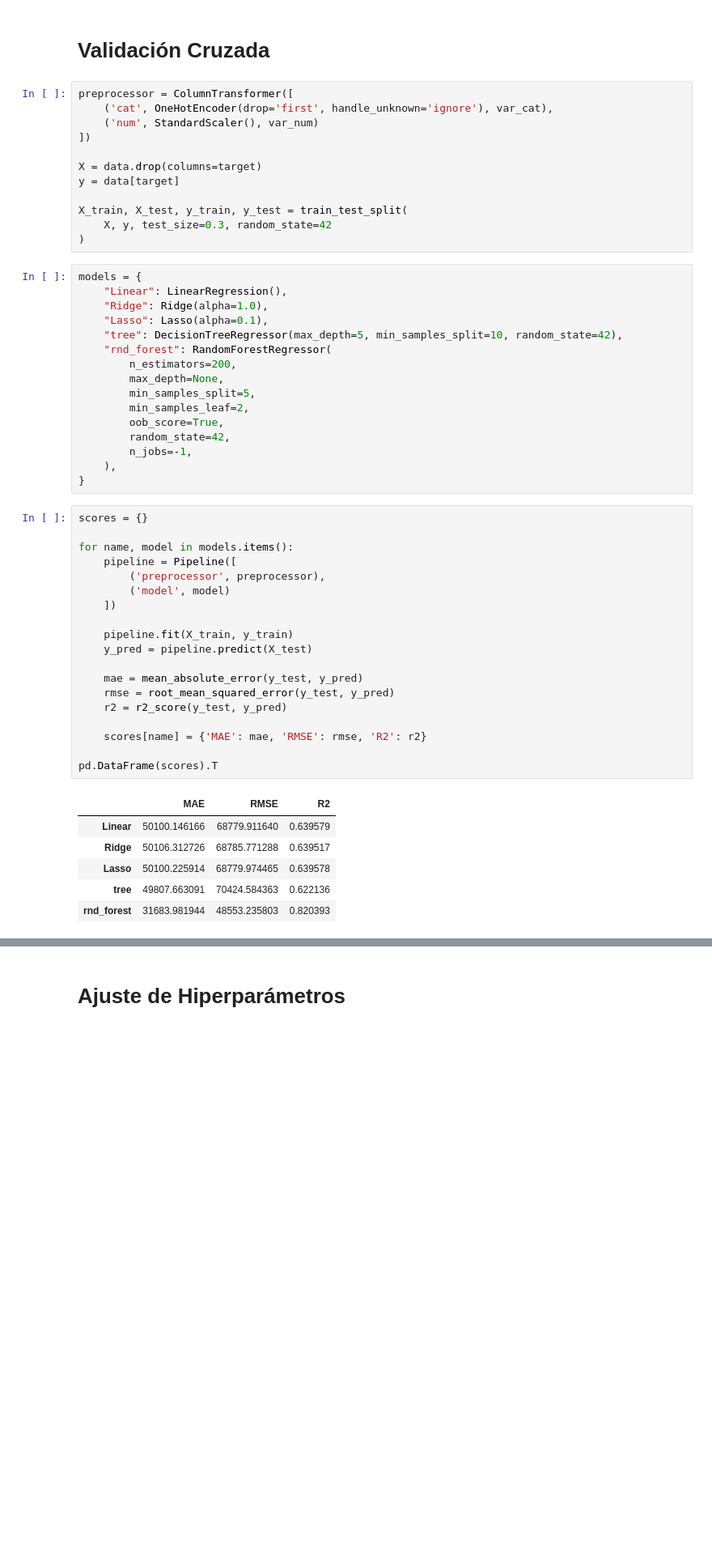
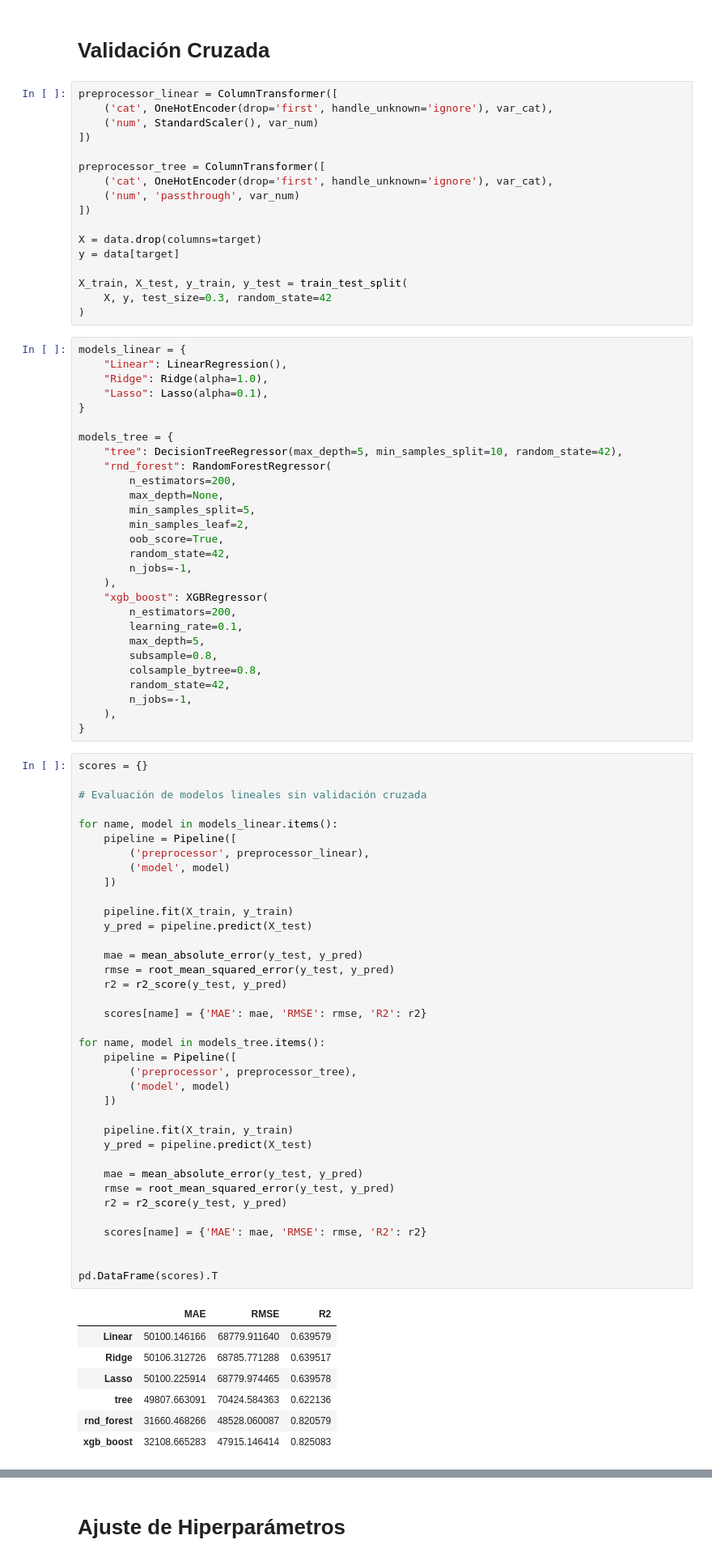
Before and after one commit to Danelnov/ml-project_analitica_datos, a Jupyter notebook: notebooks/02_modeling_regresion.ipynb, the cells around one changed output, grey strips where cells are left out. Shown at 81% size. Cells and saved outputs as stored; diff of their text form; blank space fills up the shorter version.

```diff
--- a/notebooks/02_modeling_regresion.ipynb
+++ b/notebooks/02_modeling_regresion.ipynb
@@ -100,9 +105,14 @@ plt.show()
 # %% [markdown]
 # Validación Cruzada
 # %%
-preprocessor = ColumnTransformer([
+preprocessor_linear = ColumnTransformer([
     ('cat', OneHotEncoder(drop='first', handle_unknown='ignore'), var_cat),
     ('num', StandardScaler(), var_num)
+])
+
+preprocessor_tree = ColumnTransformer([
+    ('cat', OneHotEncoder(drop='first', handle_unknown='ignore'), var_cat),
+    ('num', 'passthrough', var_num)
 ])
 
 X = data.drop(columns=target)
@@ -112,10 +122,13 @@ X_train, X_test, y_train, y_test = train_test_split(
     X, y, test_size=0.3, random_state=42
 )
 # %%
-models = {
+models_linear = {
     "Linear": LinearRegression(),
     "Ridge": Ridge(alpha=1.0),
     "Lasso": Lasso(alpha=0.1),
+}
+
+models_tree = {
     "tree": DecisionTreeRegressor(max_depth=5, min_samples_split=10, random_state=42),
     "rnd_forest": RandomForestRegressor(
         n_estimators=200,
@@ -126,33 +139,61 @@ models = {
         random_state=42,
         n_jobs=-1,
     ),
+    "xgb_boost": XGBRegressor(
+        n_estimators=200,
+        learning_rate=0.1,
+        max_depth=5,
+        subsample=0.8,
+        colsample_bytree=0.8,
+        random_state=42,
+        n_jobs=-1,
+    ),
 }
 # %%
 scores = {}
 
-for name, model in models.items():
+# Evaluación de modelos lineales sin validación cruzada
+
+for name, model in models_linear.items():
     pipeline = Pipeline([
-        ('preprocessor', preprocessor),
+        ('preprocessor', preprocessor_linear),
         ('model', model)
     ])
 
     pipeline.fit(X_train, y_train)
     y_pred = pipeline.predict(X_test)
 
     mae = mean_absolute_error(y_test, y_pred)
     rmse = root_mean_squared_error(y_test, y_pred)
     r2 = r2_score(y_test, y_pred)
 
     scores[name] = {'MAE': mae, 'RMSE': rmse, 'R2': r2}
 
+for name, model in models_tree.items():
+    pipeline = Pipeline([
+        ('preprocessor', preprocessor_tree),
+        ('model', model)
+    ])
+
+    pipeline.fit(X_train, y_train)
+    y_pred = pipeline.predict(X_test)
+
+    mae = mean_absolute_error(y_test, y_pred)
+    rmse = root_mean_squared_error(y_test, y_pred)
+    r2 = r2_score(y_test, y_pred)
+
+    scores[name] = {'MAE': mae, 'RMSE': rmse, 'R2': r2}
+
+
 pd.DataFrame(scores).T
 # %% [output]
 |  | MAE | RMSE | R2 |
 | Linear | 50100.146166 | 68779.911640 | 0.639579 |
 | Ridge | 50106.312726 | 68785.771288 | 0.639517 |
 | Lasso | 50100.225914 | 68779.974465 | 0.639578 |
 | tree | 49807.663091 | 70424.584363 | 0.622136 |
-| rnd_forest | 31683.981944 | 48553.235803 | 0.820393 |
+| rnd_forest | 31660.468266 | 48528.060087 | 0.820579 |
+| xgb_boost | 32108.665283 | 47915.146414 | 0.825083 |
 # %%
 results = {}
 
```
Also changed, not shown: parts of 18 cells of this notebook, 12 other files.
